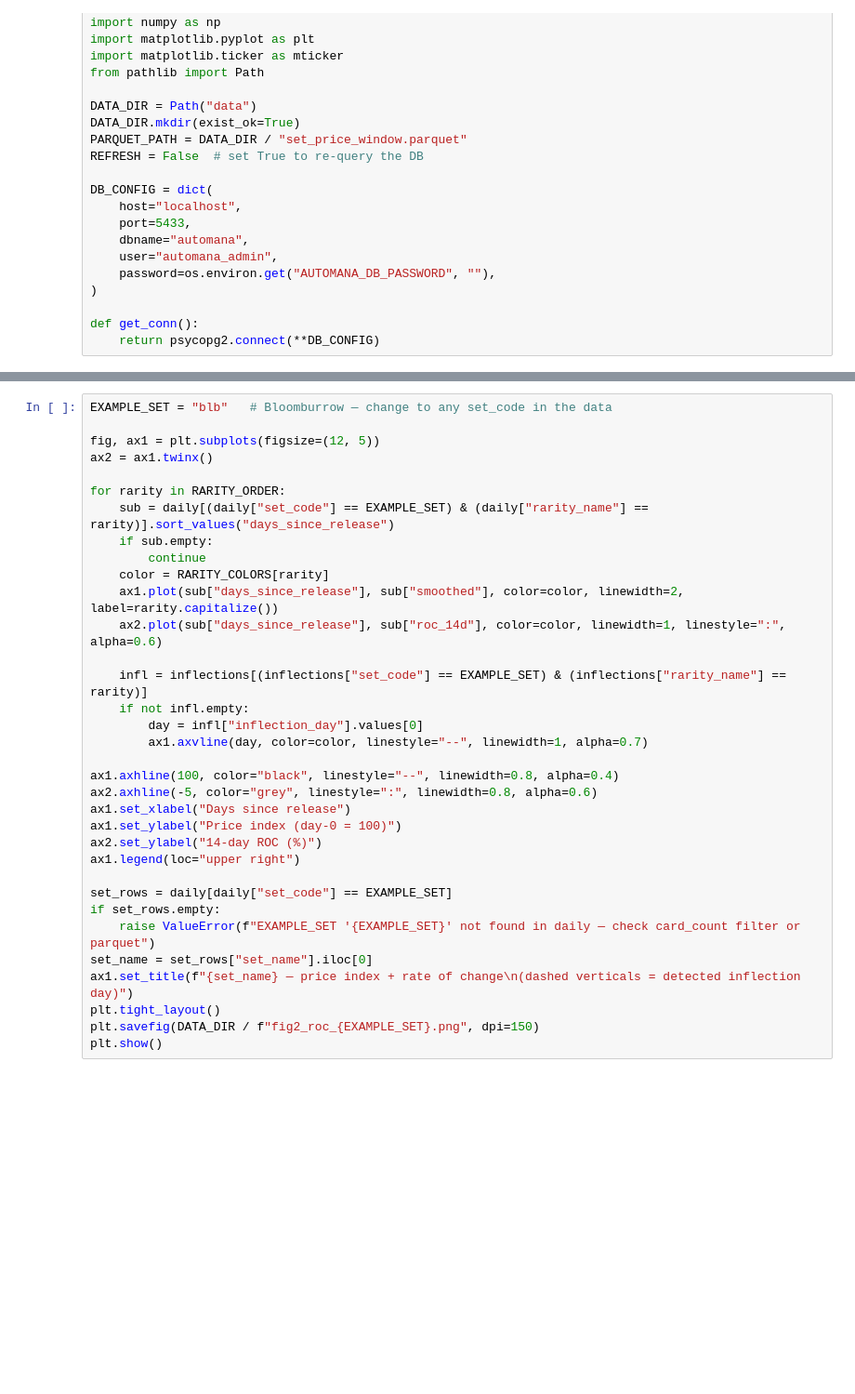
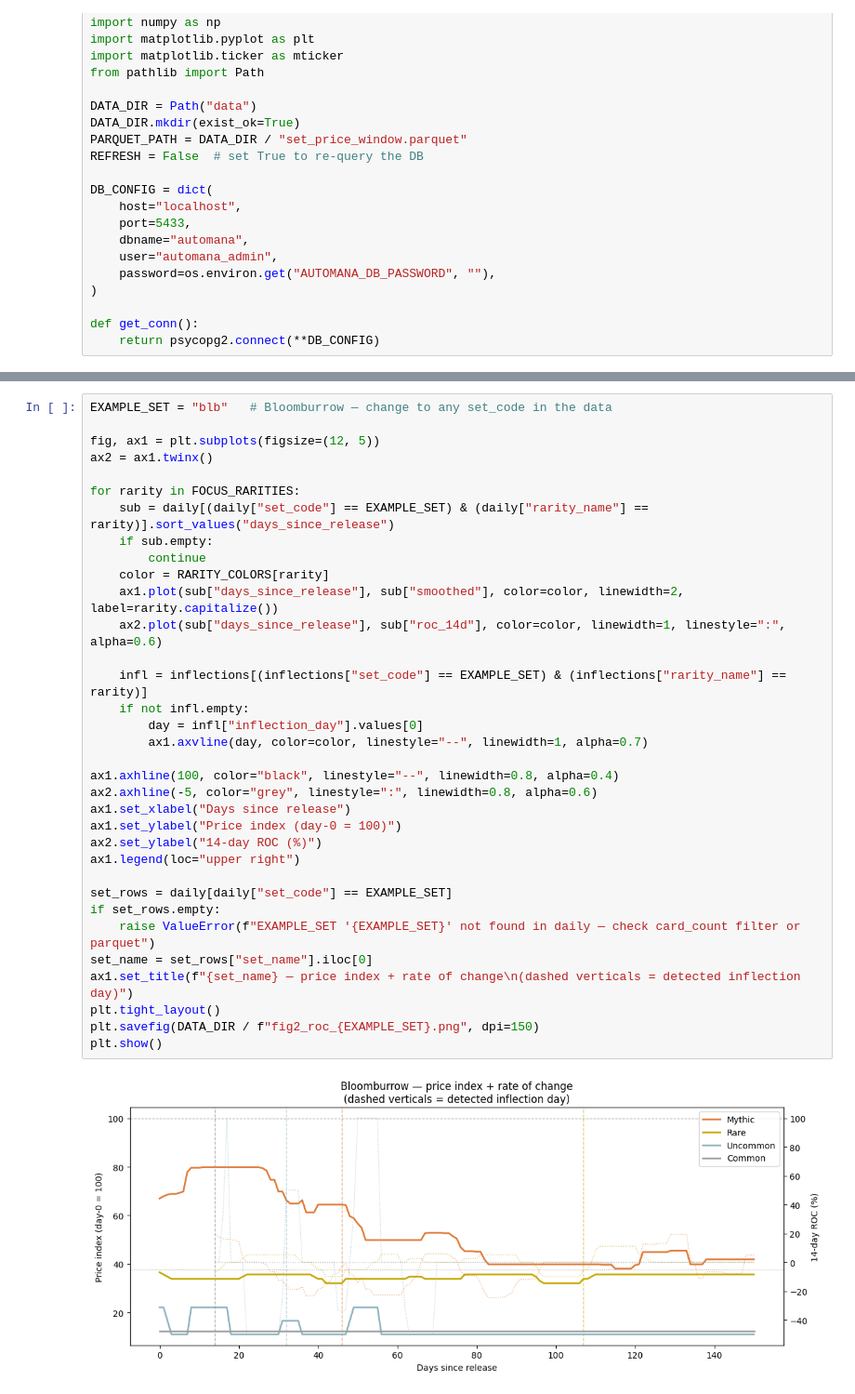
Before and after one commit to ArthurG-data/AutoMana, a Jupyter notebook: notebooks/card_lowest_price_research.ipynb, the cells around one changed output, grey strips where cells are left out. Shown at 93% size. Cells and saved outputs as stored; diff of their text form; blank space fills up the shorter version.

```diff
--- a/notebooks/card_lowest_price_research.ipynb
+++ b/notebooks/card_lowest_price_research.ipynb
@@ -199,31 +368,33 @@ EXAMPLE_SET = "blb"   # Bloomburrow — change to any set_code in the data
 fig, ax1 = plt.subplots(figsize=(12, 5))
 ax2 = ax1.twinx()
 
-for rarity in RARITY_ORDER:
+for rarity in FOCUS_RARITIES:
     sub = daily[(daily["set_code"] == EXAMPLE_SET) & (daily["rarity_name"] == rarity)].sort_values("days_since_release")
     if sub.empty:
         continue
     color = RARITY_COLORS[rarity]
     ax1.plot(sub["days_since_release"], sub["smoothed"], color=color, linewidth=2, label=rarity.capitalize())
     ax2.plot(sub["days_since_release"], sub["roc_14d"], color=color, linewidth=1, linestyle=":", alpha=0.6)
 
     infl = inflections[(inflections["set_code"] == EXAMPLE_SET) & (inflections["rarity_name"] == rarity)]
     if not infl.empty:
         day = infl["inflection_day"].values[0]
         ax1.axvline(day, color=color, linestyle="--", linewidth=1, alpha=0.7)
 
 ax1.axhline(100, color="black", linestyle="--", linewidth=0.8, alpha=0.4)
 ax2.axhline(-5, color="grey", linestyle=":", linewidth=0.8, alpha=0.6)
 ax1.set_xlabel("Days since release")
 ax1.set_ylabel("Price index (day-0 = 100)")
 ax2.set_ylabel("14-day ROC (%)")
 ax1.legend(loc="upper right")
 
 set_rows = daily[daily["set_code"] == EXAMPLE_SET]
 if set_rows.empty:
     raise ValueError(f"EXAMPLE_SET '{EXAMPLE_SET}' not found in daily — check card_count filter or parquet")
 set_name = set_rows["set_name"].iloc[0]
 ax1.set_title(f"{set_name} — price index + rate of change\n(dashed verticals = detected inflection day)")
 plt.tight_layout()
 plt.savefig(DATA_DIR / f"fig2_roc_{EXAMPLE_SET}.png", dpi=150)
 plt.show()
+# %% [output]
+[figure, added]
```
Also changed, not shown: parts of 41 cells of this notebook, 6 other files.
